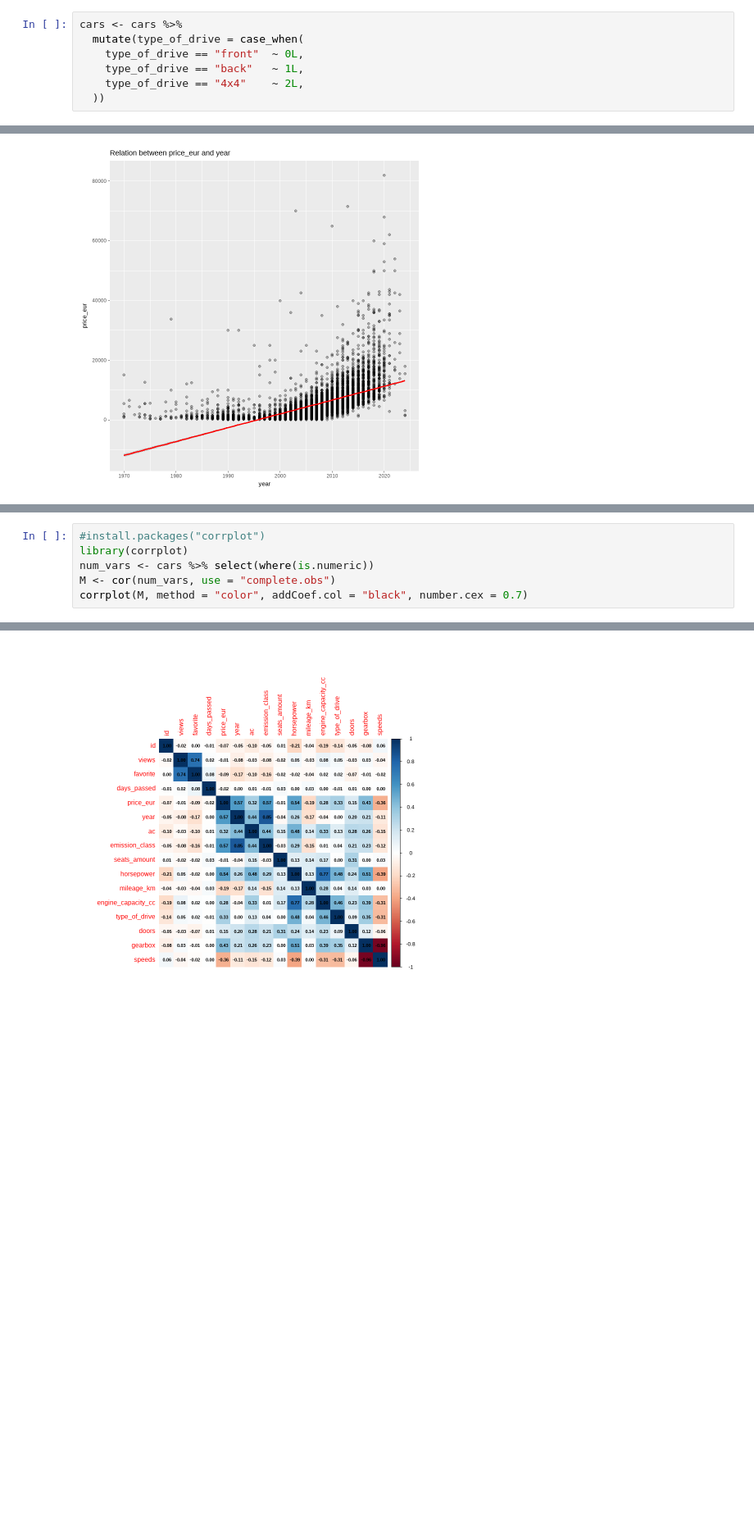
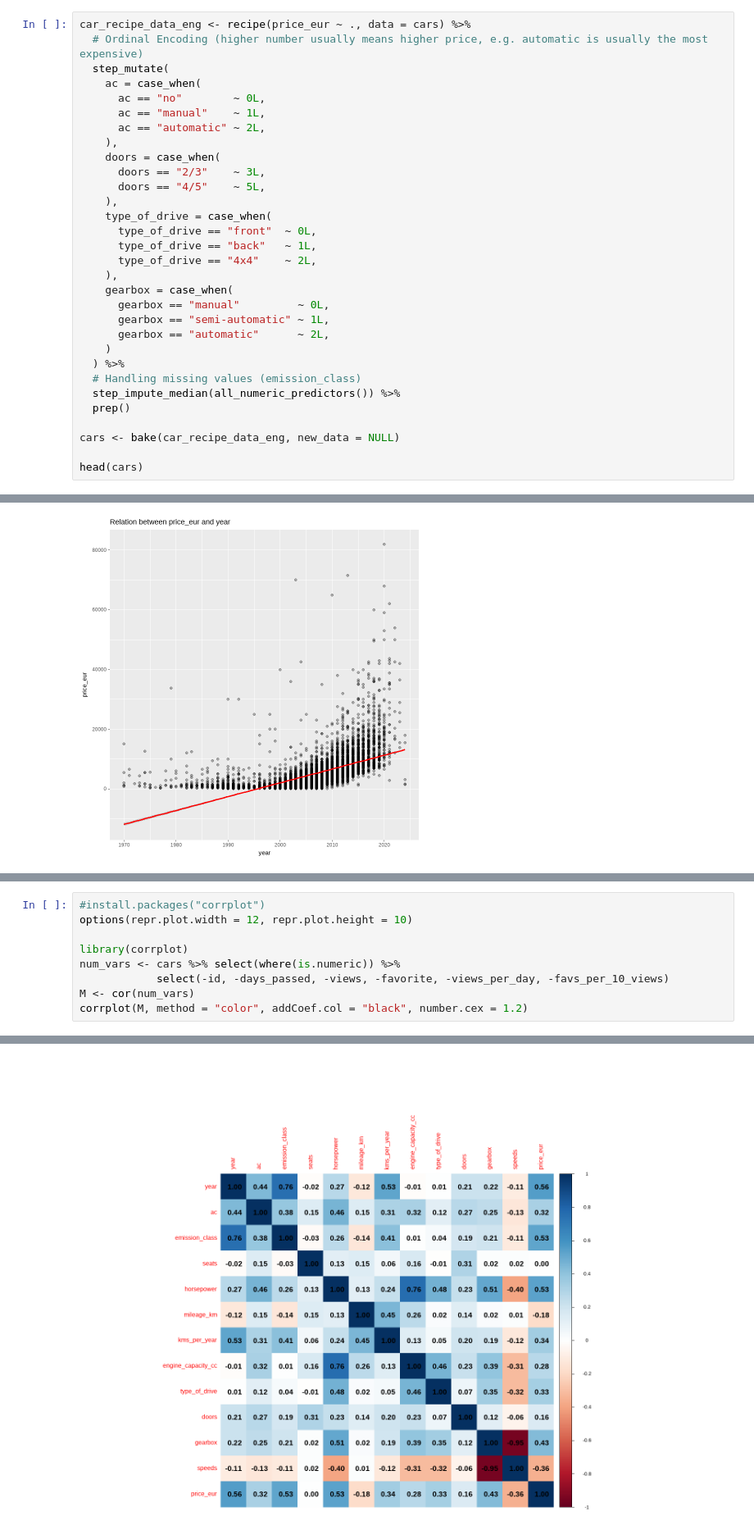
Before and after one commit to balintschmidt22/r_data_mining, a Jupyter notebook: car_sales.ipynb, the cells around one changed output, grey strips where cells are left out. Shown at 82% size. Cells and saved outputs as stored; diff of their text form; blank space fills up the shorter version.

Commit message:
Data engineering, recipes

```diff
--- a/car_sales.ipynb
+++ b/car_sales.ipynb
@@ -719,7 +721,31 @@ ggplot(cars, aes(x=type_of_drive, y=price_eur)) + geom_boxplot()
 # %%
-cars <- cars %>%
-  mutate(type_of_drive = case_when(
-    type_of_drive == "front"  ~ 0L,
-    type_of_drive == "back"   ~ 1L,
-    type_of_drive == "4x4"    ~ 2L,
-  ))
+car_recipe_data_eng <- recipe(price_eur ~ ., data = cars) %>%
+  # Ordinal Encoding (higher number usually means higher price, e.g. automatic is usually the most expensive)
+  step_mutate(
+    ac = case_when(
+      ac == "no"        ~ 0L,
+      ac == "manual"    ~ 1L,
+      ac == "automatic" ~ 2L,
+    ),
+    doors = case_when(
+      doors == "2/3"    ~ 3L,
+      doors == "4/5"    ~ 5L,
+    ),
+    type_of_drive = case_when(
+      type_of_drive == "front"  ~ 0L,
+      type_of_drive == "back"   ~ 1L,
+      type_of_drive == "4x4"    ~ 2L,
+    ),
+    gearbox = case_when(
+      gearbox == "manual"         ~ 0L,
+      gearbox == "semi-automatic" ~ 1L,
+      gearbox == "automatic"      ~ 2L,
+    )
+  ) %>%
+  # Handling missing values (emission_class)
+  step_impute_median(all_numeric_predictors()) %>%
+  prep()
+
+cars <- bake(car_recipe_data_eng, new_data = NULL)
+
+head(cars)
@@ -753,7 +785,10 @@ Warning message:
 # %%
 #install.packages("corrplot")
+options(repr.plot.width = 12, repr.plot.height = 10)
+
 library(corrplot)
-num_vars <- cars %>% select(where(is.numeric))
-M <- cor(num_vars, use = "complete.obs")
-corrplot(M, method = "color", addCoef.col = "black", number.cex = 0.7)
+num_vars <- cars %>% select(where(is.numeric)) %>%
+            select(-id, -days_passed, -views, -favorite, -views_per_day, -favs_per_10_views)
+M <- cor(num_vars)
+corrplot(M, method = "color", addCoef.col = "black", number.cex = 1.2)
 # %% [output]
@@ -761 +795 @@ corrplot 0.95 loaded
-[figure, old version]
+[figure, new version]
```
Also changed, not shown: parts of 30 cells of this notebook.
